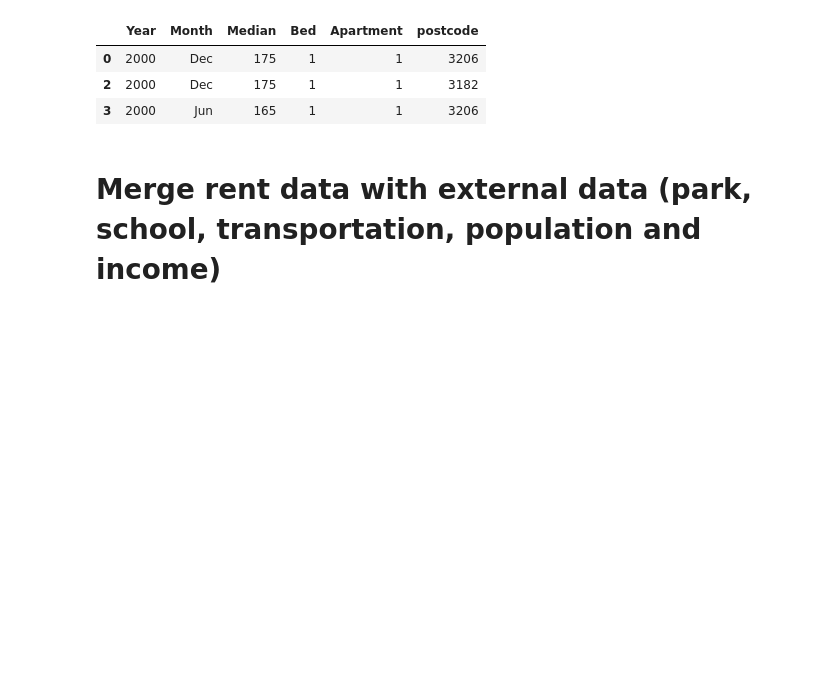
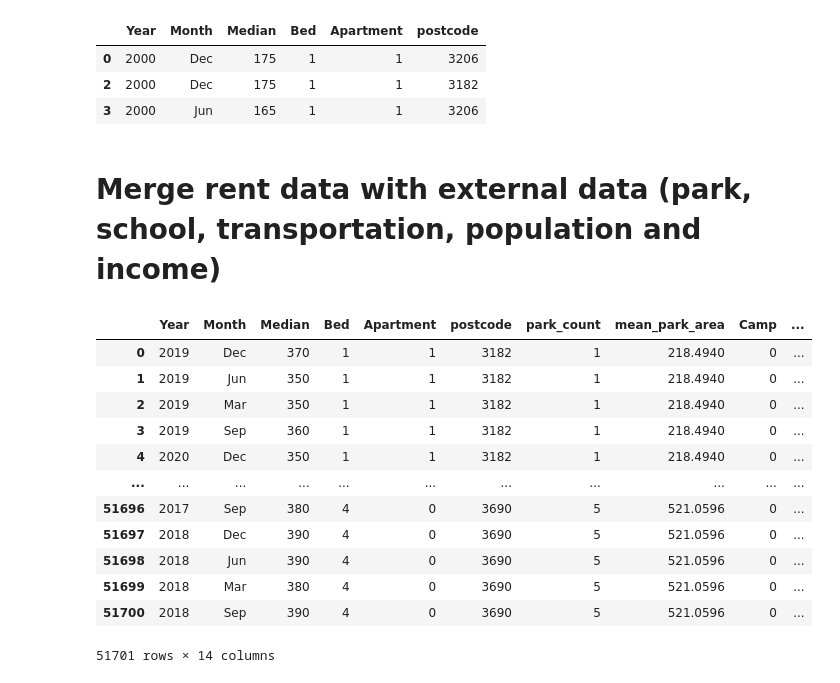
Before and after one commit to MAST30034-AppliedDataScience/project-2-group-real-estate-industry-project-16, a Jupyter notebook: notebooks/preprocess_final_rent.ipynb, the cells around one changed output. Saved outputs shown, nothing was run; the diff lists cells and outputs as text; code cells hidden in the pictures; blank space fills up the shorter version.

```diff
--- a/notebooks/preprocess_final_rent.ipynb
+++ b/notebooks/preprocess_final_rent.ipynb
@@ -137 +137,30 @@ park = park.rename(columns={'POSTCODE':'postcode'})
 rent = pd.merge(rent, park, on='postcode', how='inner')
+# %%
+school_recent = pd.read_csv('../data/landing/schoolscount2023.csv')
+school_past = pd.read_csv('../data/landing/schoolscount2018.csv')
+
+rent_recent = rent[rent['Year'] > 2018]
+rent_past = rent[rent['Year'] < 2019]
+
+# Merge the dataframes on the postcode
+rent_recent = pd.merge(rent_recent, school_recent, on='postcode', how='inner')
+rent_past = pd.merge(rent_past, school_past, on='postcode', how='inner')
+
+# Concatenate the two DataFrames along rows (axis=0)
+rent = pd.concat([rent_recent, rent_past], ignore_index=True)
+
+rent
+# %% [output]
+|  | Year | Month | Median | Bed | Apartment | postcode | park_count | mean_park_area | Camp | ... |
+| 0 | 2019 | Dec | 370 | 1 | 1 | 3182 | 1 | 218.4940 | 0 | ... |
+| 1 | 2019 | Jun | 350 | 1 | 1 | 3182 | 1 | 218.4940 | 0 | ... |
+| 2 | 2019 | Mar | 350 | 1 | 1 | 3182 | 1 | 218.4940 | 0 | ... |
+| 3 | 2019 | Sep | 360 | 1 | 1 | 3182 | 1 | 218.4940 | 0 | ... |
+| 4 | 2020 | Dec | 350 | 1 | 1 | 3182 | 1 | 218.4940 | 0 | ... |
+| ... | ... | ... | ... | ... | ... | ... | ... | ... | ... | ... |
+| 51696 | 2017 | Sep | 380 | 4 | 0 | 3690 | 5 | 521.0596 | 0 | ... |
+| 51697 | 2018 | Dec | 390 | 4 | 0 | 3690 | 5 | 521.0596 | 0 | ... |
+| 51698 | 2018 | Jun | 390 | 4 | 0 | 3690 | 5 | 521.0596 | 0 | ... |
+| 51699 | 2018 | Mar | 380 | 4 | 0 | 3690 | 5 | 521.0596 | 0 | ... |
+| 51700 | 2018 | Sep | 390 | 4 | 0 | 3690 | 5 | 521.0596 | 0 | ... |
+51701 rows × 14 columns
```
Also changed, not shown: parts of 3 cells of this notebook.
